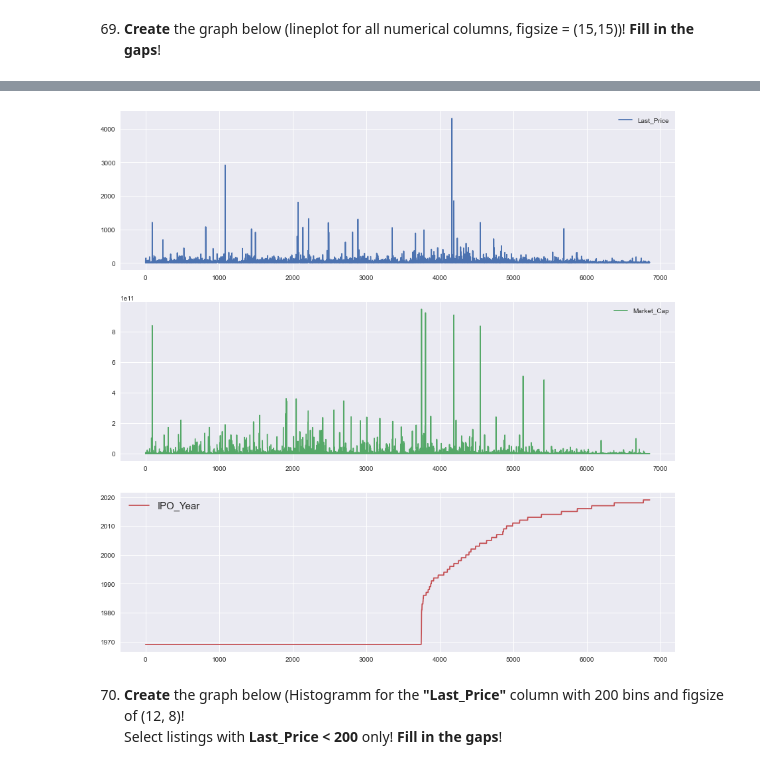
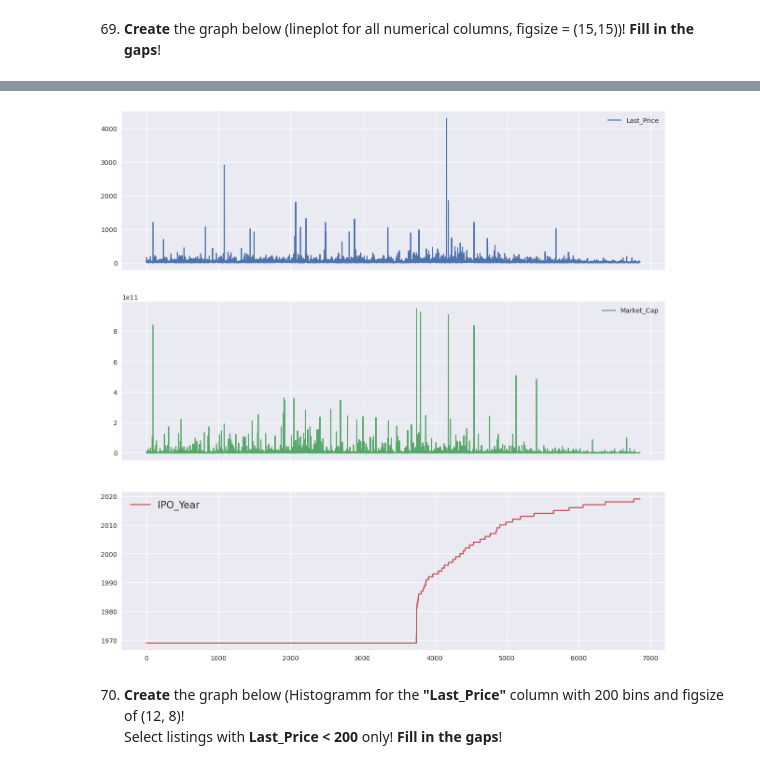
Before and after one commit to Deepa-Nav/DataAnalysis_Panda_MatPlotLib-main, a Jupyter notebook: Finance_Data_Exc/PART_I_Pandas_Basics/Exercise_07.ipynb, the cells around one changed output, grey strips where cells are left out. Saved outputs shown, nothing was run; the diff lists cells and outputs as text; code cells hidden in the pictures.

```diff
--- a/Finance_Data_Exc/PART_I_Pandas_Basics/Exercise_07.ipynb
+++ b/Finance_Data_Exc/PART_I_Pandas_Basics/Exercise_07.ipynb
@@ -77,11 +54,11 @@ plt.style.use("seaborn")
 # %% [markdown]
 ![image.png](attachment:image.png)
 # %%
-listings.plot(subplots = True, sharex = False, figsize = (15,15))
+listings.plot(subplots = True, sharex = True, figsize = (15,15))
 plt.legend(fontsize = 15)
 plt.show()
 # %% [output]
-[figure, old version]
+[figure, new version]
 # %% [markdown]
 70. __Create__ the graph below (Histogramm for the __"Last_Price"__ column with 200 bins and figsize of (12, 8)! <br>
 Select listings with __Last_Price < 200__ only! __Fill in the gaps__!
```
Also changed, not shown: parts of 10 cells of this notebook, 1 other file.
